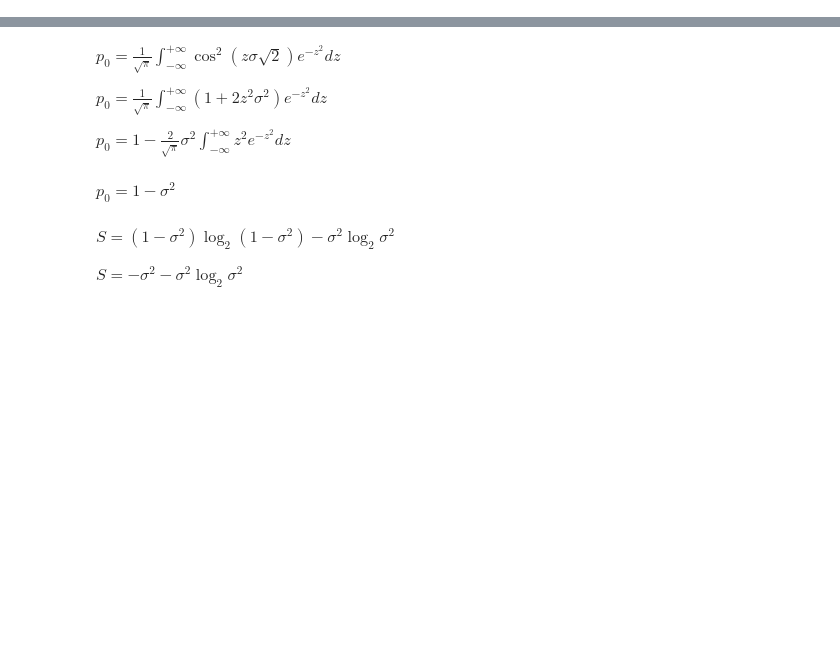
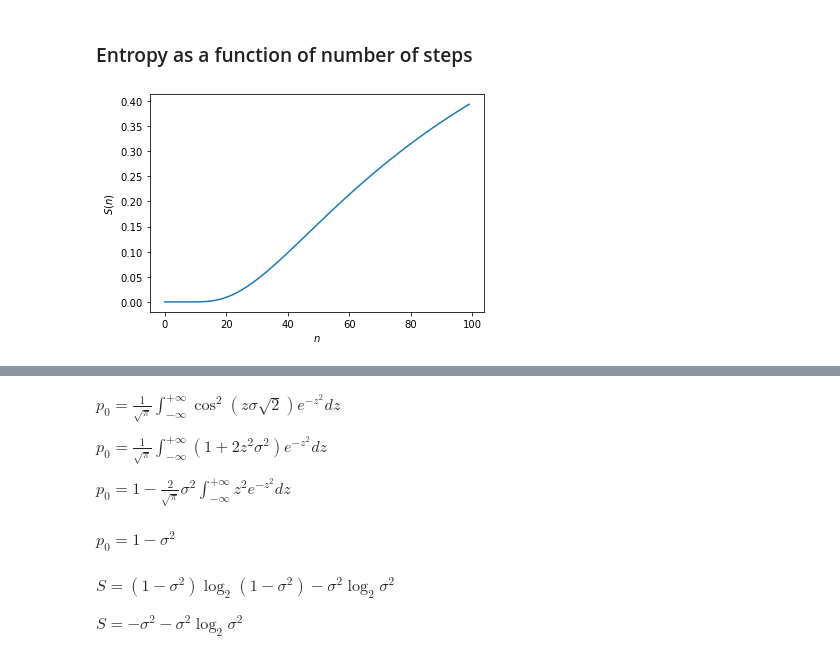
Before and after one commit to Francesco215/Quantum-diffusion, a Jupyter notebook: Information_calculations.ipynb, the cells around one changed output, grey strips where cells are left out. Cells and saved outputs as stored; diff of their text form; code cells hidden in the pictures; blank space fills up the shorter version.

```diff
--- a/Information_calculations.ipynb
+++ b/Information_calculations.ipynb
@@ -4,0 +49,16 @@ from scipy import special as sp
+# %% [markdown]
+### Entropy as a function of number of steps
+# %%
+n=np.arange(0,100) #number of steps
+sigma=0.1
+sigmas=np.sqrt(n)*sigma+1e-8
+
+
+y=entropy_analog(sigmas)
+
+plt.ylabel('$S(n)$')
+plt.xlabel('$n$')
+plt.plot(n,y)
+plt.show()
+# %% [output]
+[figure, added]
```
Also changed, not shown: parts of 25 cells of this notebook, 7 other files.
